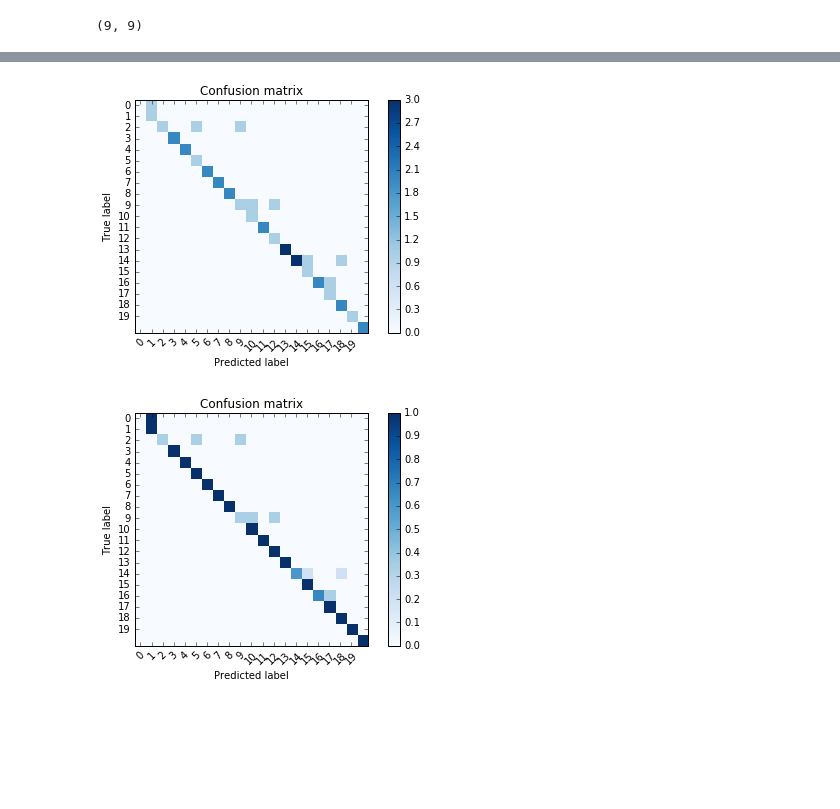
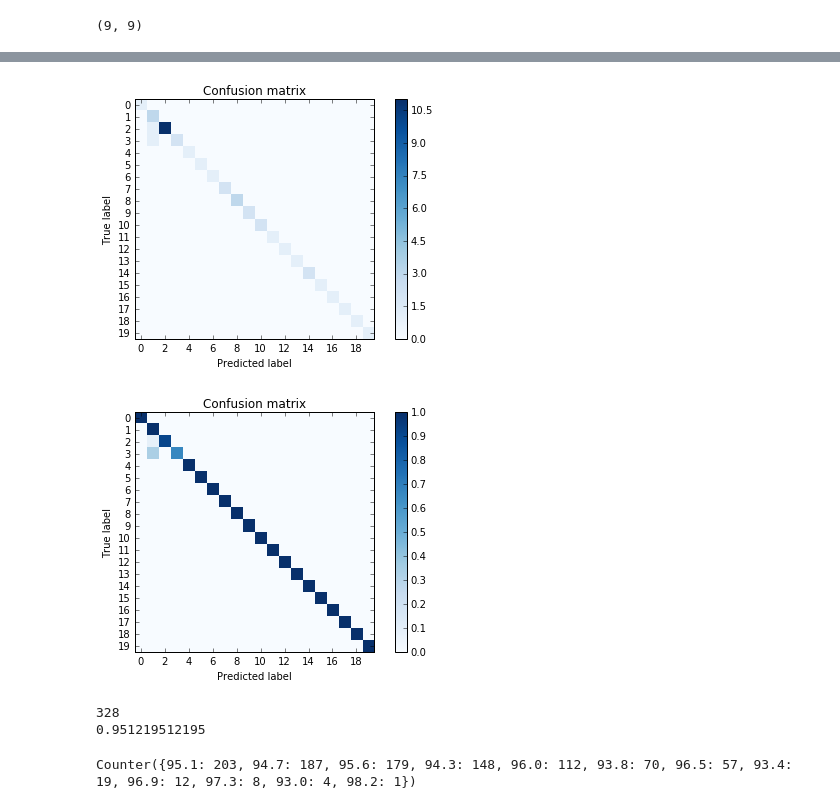
Before and after one commit to banacer/door-wiz, a Jupyter notebook: src/identification/Clusterer.ipynb, the cells around one changed output, grey strips where cells are left out. Drawn from its saved outputs; the diff is of its cells as text; code cells hidden in the pictures; blank space fills up the shorter version.

```diff
--- a/src/identification/Clusterer.ipynb
+++ b/src/identification/Clusterer.ipynb
@@ -165,31 +165,49 @@ V-measure: 0.897
+# %%
+labels_true=np.array([ 0,  1,  1,  1,  3,  4,  2,  2,  2,  5,  6,  7,  7,  8,  3,  2,  2,9, 10, 11, 12,  2 ,  9 , 13, 14, 2, 10, 1, 2, 1, 15,  8,  2, 16,17, 14, 2, 2, 18, 19, 8])
 # %%
 def plot_confusion_matrix(cm, title='Confusion matrix', cmap=plt.cm.Blues):
     plt.imshow(cm, interpolation='nearest', cmap=cmap)
     plt.title(title)
     plt.colorbar()
     tick_marks = np.arange(20)
-    plt.xticks(tick_marks, rotation=45)
+    xtick_marks = np.arange(20,step=2)
+    plt.xticks(xtick_marks, rotation=0)
     plt.yticks(tick_marks)
     plt.tight_layout()
     plt.ylabel('True label')
     plt.xlabel('Predicted label')
-    plt.savefig('confusion.png', dpi=300, bbox_inches='tight')
+    plt.savefig('confusion.png', dpi=1000, bbox_inches='tight')
 
 cm = confusion_matrix(labels, labels_true)
 np.set_printoptions(precision=2)
 #print('Confusion matrix, without normalization')
 #print(cm)
 plt.figure()
 plot_confusion_matrix(cm)
 # Normalize the confusion matrix by row (i.e by the number of samples
 # in each class)
 cm_normalized = cm.astype('float') / cm.sum(axis=1)[:, np.newaxis]
 #print('Normalized confusion matrix')
 #print(cm_normalized)
 plt.figure()
 plot_confusion_matrix(cm_normalized)
-
 plt.show()
 # %% [output]
-[figure, old version]
+[figure, new version]
-[figure, old version]
+[figure, new version]
+# %%
+population = zip(labels, labels_true)
+for _ in range(3):
+    another = population[:]
+    population.extend(another)
+print len(population)
+def getaccuracy(pop):
+    count = 0.0
+    for item in pop:
+        if item[0] == item[1]:
+            count +=1
+    return count/len(pop)
+print getaccuracy(population)
+# %% [output]
+328
+0.951219512195
@@ -195,0 +226,7 @@ plt.show()
+# %%
+cnt = Counter()
+for ac in res:
+    cnt[ac]+=1
+print cnt
+# %% [output]
+Counter({95.1: 203, 94.7: 187, 95.6: 179, 94.3: 148, 96.0: 112, 93.8: 70, 96.5: 57, 93.4: 19, 96.9: 12, 97.3: 8, 93.0: 4, 98.2: 1})
```
Also changed, not shown: parts of 5 cells of this notebook, 1 other file.
